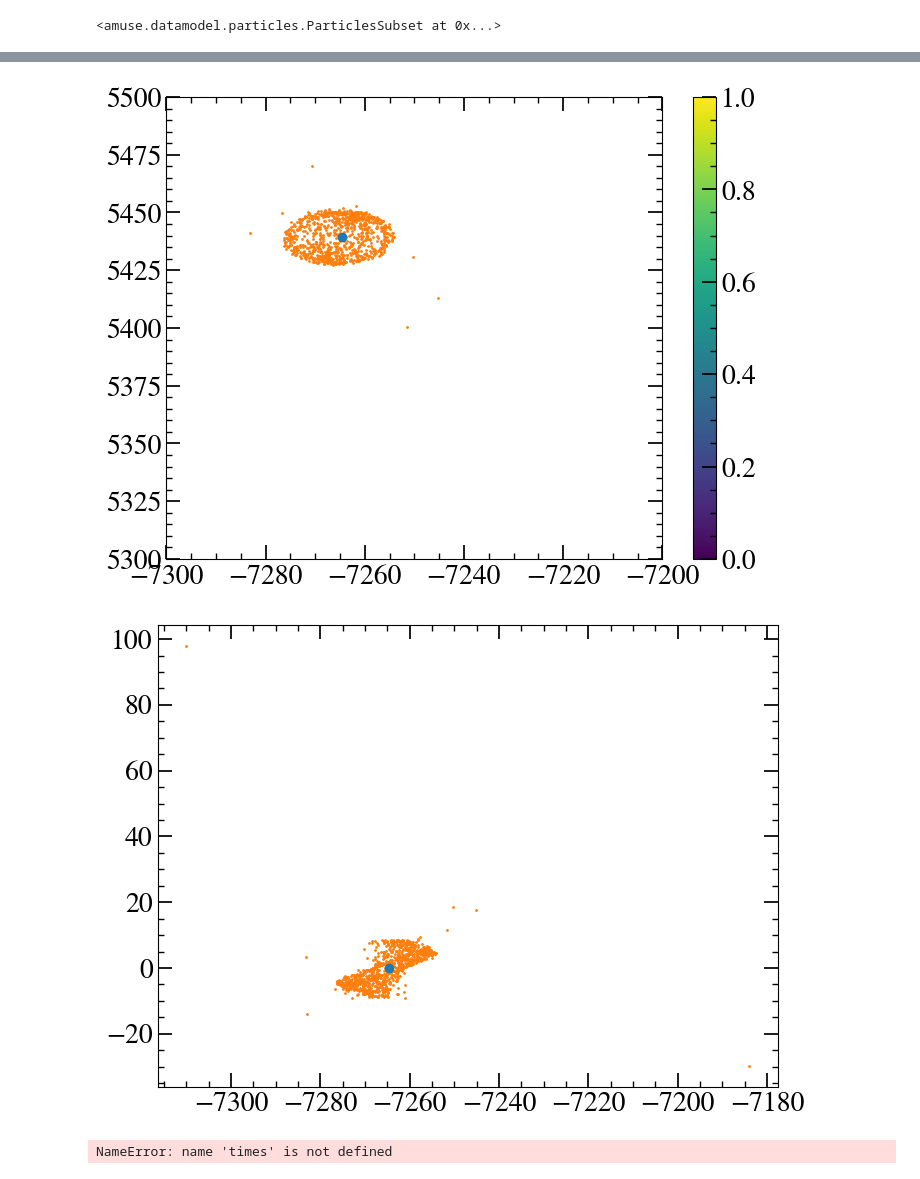
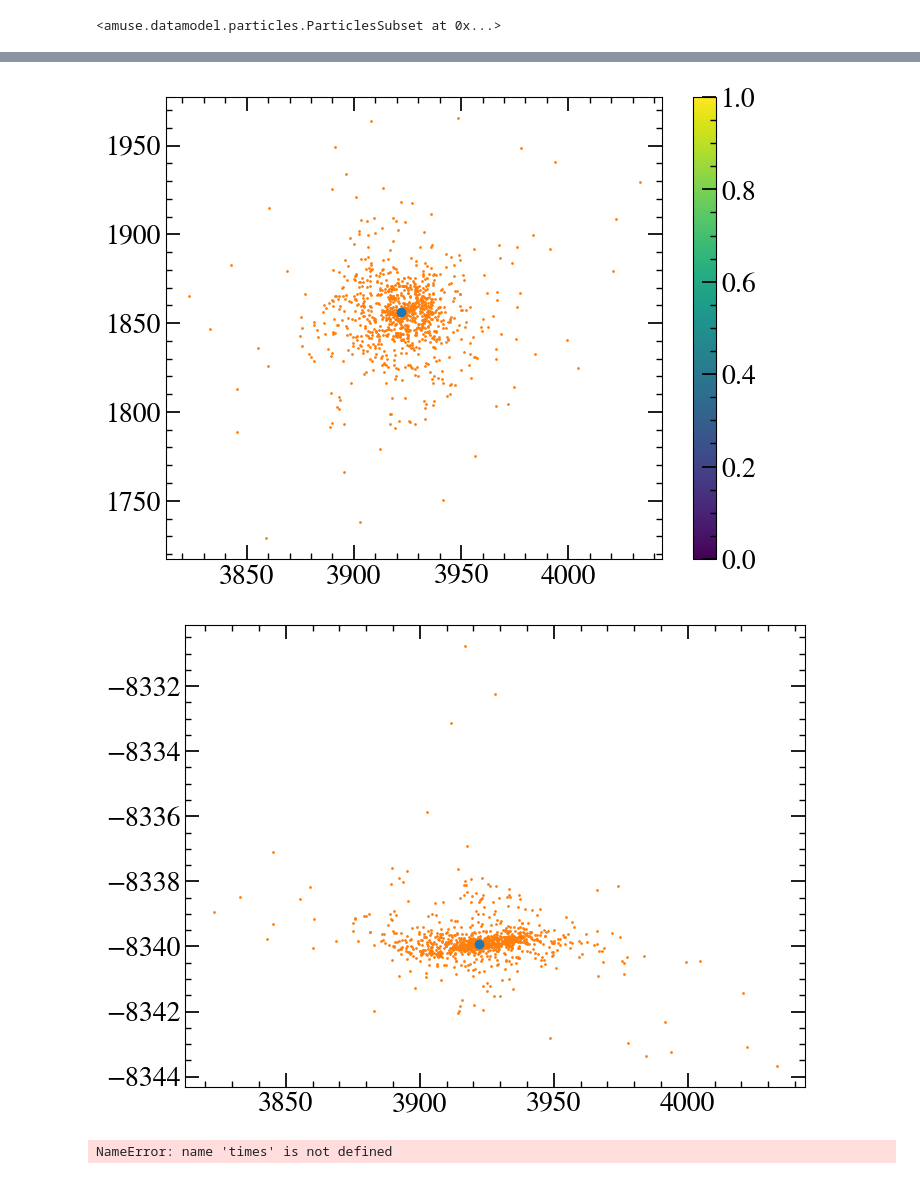
Before and after one commit to LucasPouw/amuse-KL, a Jupyter notebook: hydro_disk_test.ipynb, the cells around one changed output, grey strips where cells are left out. Saved outputs shown, nothing was run; the diff lists cells and outputs as text; code cells hidden in the pictures.

Commit message:
hydro disk werkt?

```diff
--- a/hydro_disk_test.ipynb
+++ b/hydro_disk_test.ipynb
@@ -147,9 +147,9 @@ def create_binary_around_smbh(true_anomaly=1.5):
 
     smbh_and_binary.move_to_center()
 
-    return smbh_and_binary,binary_com_velocity
+    return smbh_and_binary, binary
 
-smbh_and_binary,binary_com_velocity = create_binary_around_smbh()
+smbh_and_binary,binary = create_binary_around_smbh()
 
 print(smbh_and_binary)
 
@@ -181,7 +181,7 @@ Rmin = 8 | units.AU
 Rmin_stable = 6.55 |units.AU #minimum stable radius from MA criterion (TODO: change to couple )
 Rmax_stable = 13.35 |units.AU#maximum stable radius from Hill radius (TODO: ^^)
 
-def generate_disk_from_binary(smbh_and_binary,binary_com_velocity,Rmin=Rmin_stable,Rmax=Rmax_stable):
+def generate_disk_from_binary(smbh_and_binary,binary,Rmin=Rmin_stable,Rmax=Rmax_stable):
     converter = nbody_system.nbody_to_si(smbh_and_binary.mass.sum(), SMBH_ORBITAL_RADIUS)
 
     disk_width = Rmax - Rmin
@@ -199,13 +199,9 @@ def generate_disk_from_binary(smbh_and_binary,binary_com_velocity,Rmin=Rmin_stab
     disk.name = 'disk'
 
     # move particles to correct position
-    com_binary = (smbh_and_binary[1].position*PRIMARY_MASS + smbh_and_binary[2].position*SECONDARY_MASS)/(PRIMARY_MASS+SECONDARY_MASS)
-    disk.position += com_binary
-    disk.velocity += (0,1,0)*binary_com_velocity
-
-    #TODO: rorate disk to correct orientation
-
+    disk.position += binary.position
+    disk.velocity += binary.velocity
     return disk,converter
 
-# disk,converter = generate_disk_from_binary(smbh_and_binary,in)
+disk,converter = generate_disk_from_binary(smbh_and_binary,binary)
 # %%
@@ -374,19 +361,19 @@ KeyboardInterrupt:
 # %%
 plt.figure(figsize=(8,6))
 plt.scatter(smbh_and_binary.x.value_in(units.AU)[1:2], smbh_and_binary.y.value_in(units.AU)[1:2],zorder=100)
 plt.scatter(disk.x.value_in(units.AU), disk.y.value_in(units.AU), s=1)
-plt.ylim(5300,5500)
-plt.xlim(-7300, -7200)
+# plt.ylim(5300,5500)
+# plt.xlim(-7300, -7200)
 plt.colorbar()
 plt.show()
 
 plt.figure(figsize=(8,6))
 plt.scatter(smbh_and_binary.x.value_in(units.AU)[1:2], smbh_and_binary.z.value_in(units.AU)[1:2],zorder=100)
 plt.scatter(disk.x.value_in(units.AU), disk.z.value_in(units.AU), s=1)
 plt.show()
 # %% [output]
-[figure, old version]
+[figure, new version]
-[figure, old version]
+[figure, new version]
 # %%
 fig, ax1 = plt.subplots(figsize=(20,6))
 ax2 = ax1.twinx()
```
Also changed, not shown: parts of 5 cells of this notebook.
